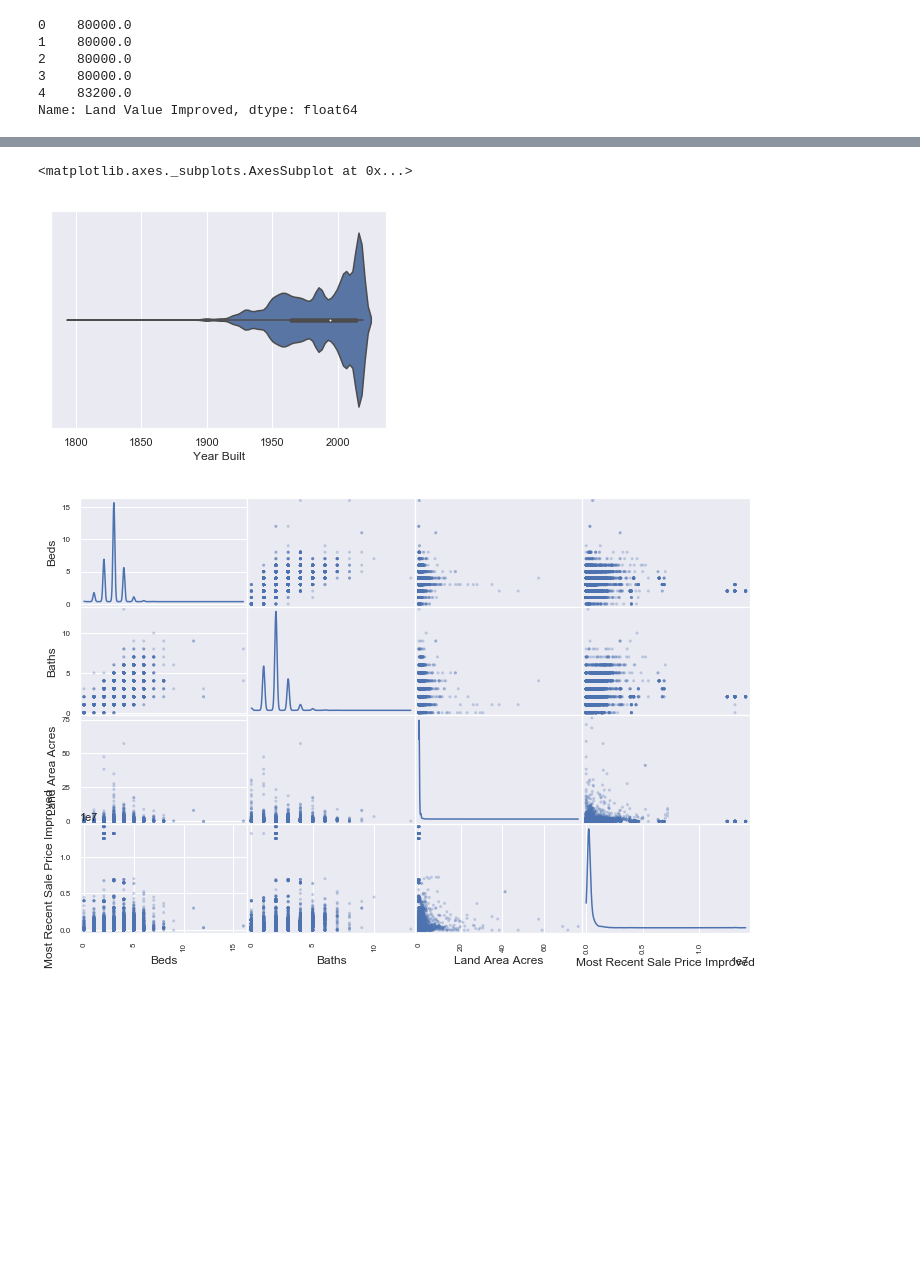
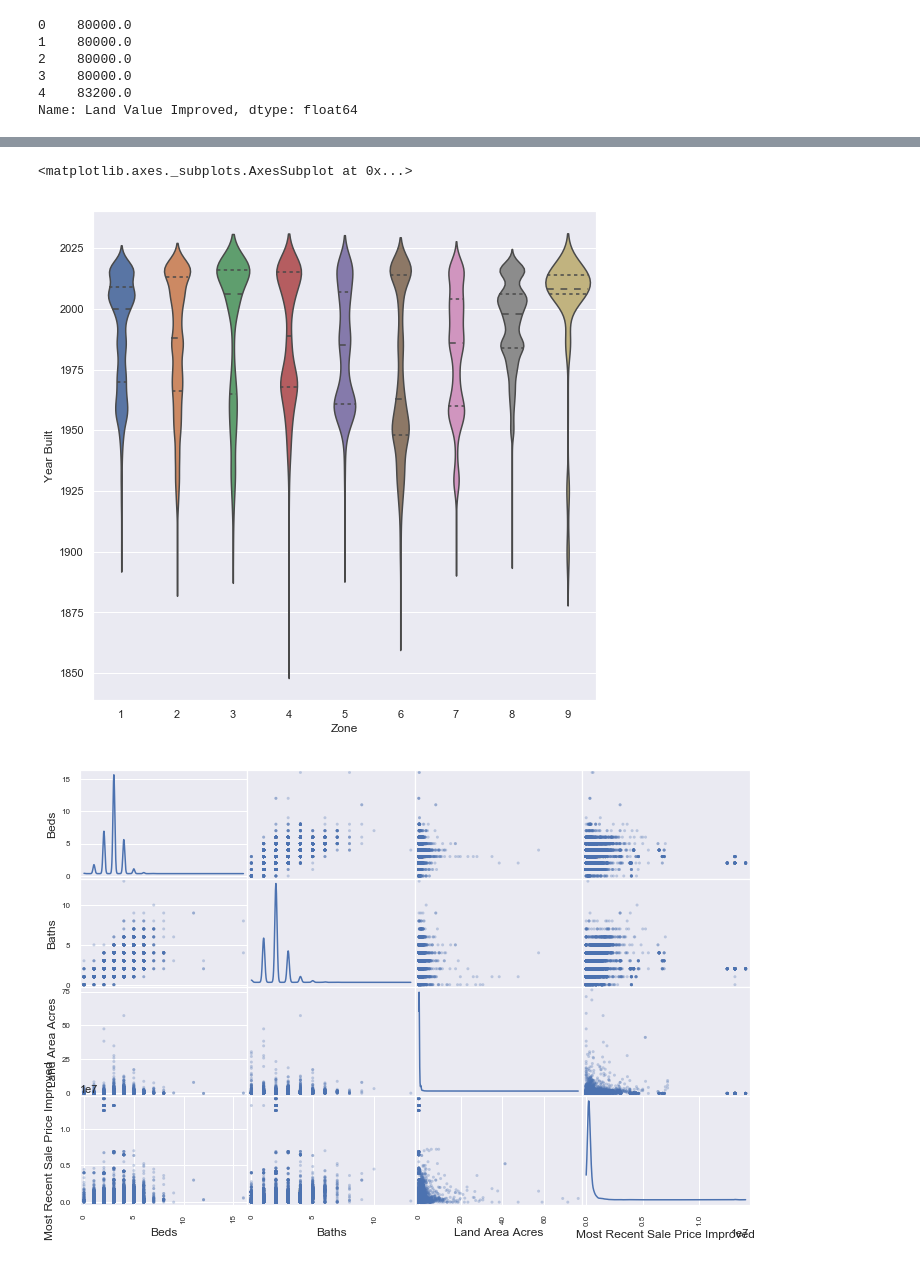
Before and after one commit to drewlehe/Nashville, a Jupyter notebook: MergedAnalysis.ipynb, the cells around one changed output, grey strips where cells are left out. Saved outputs shown, nothing was run; the diff lists cells and outputs as text; code cells hidden in the pictures; blank space fills up the shorter version.

```diff
--- a/MergedAnalysis.ipynb
+++ b/MergedAnalysis.ipynb
@@ -60,8 +94,10 @@ df.loc[df.Neighborhood.isin(s[s].index)].shape
-# %%
-sns.violinplot(df['Year Built'])
-# %% [output]
-<matplotlib.axes._subplots.AxesSubplot at 0x...>
-[figure, removed]
+# %%
+#ns.violinplot(df['Year Built'])
+plt.figure(figsize=(9,9))
+sns.violinplot(x="Zone", y="Year Built", data=df, inner='quartile')
+# %% [output]
+<matplotlib.axes._subplots.AxesSubplot at 0x...>
+[figure, added]
 # %%
 pd.plotting.scatter_matrix(df[['Beds','Baths', 'Land Area Acres','Most Recent Sale Price Improved']], alpha = 0.3,figsize = (12,8), diagonal = 'kde');
 # %% [output]
```
Also changed, not shown: parts of 25 cells of this notebook, 1 other file.
